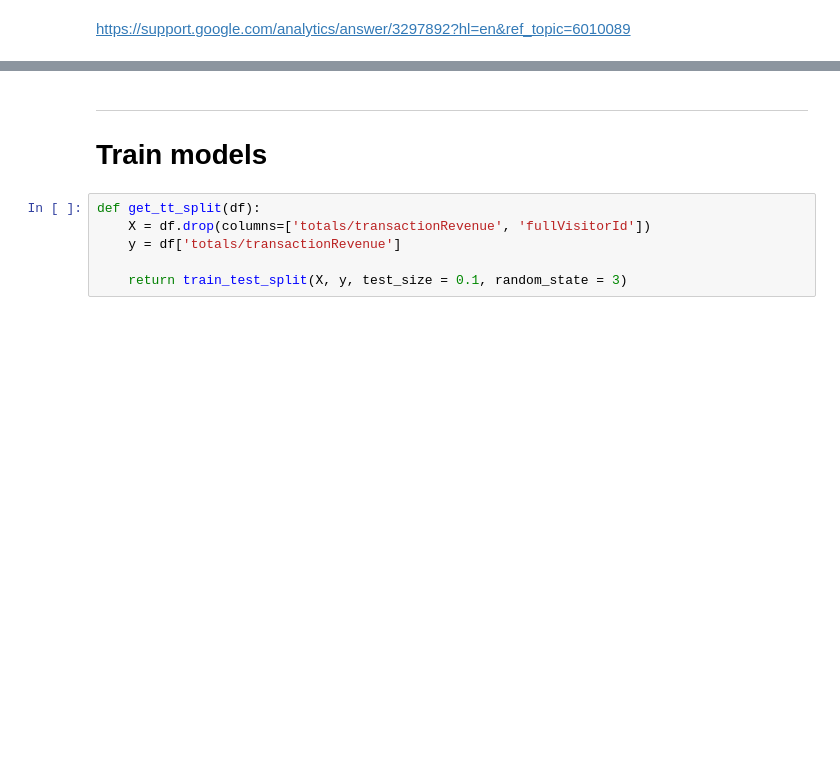
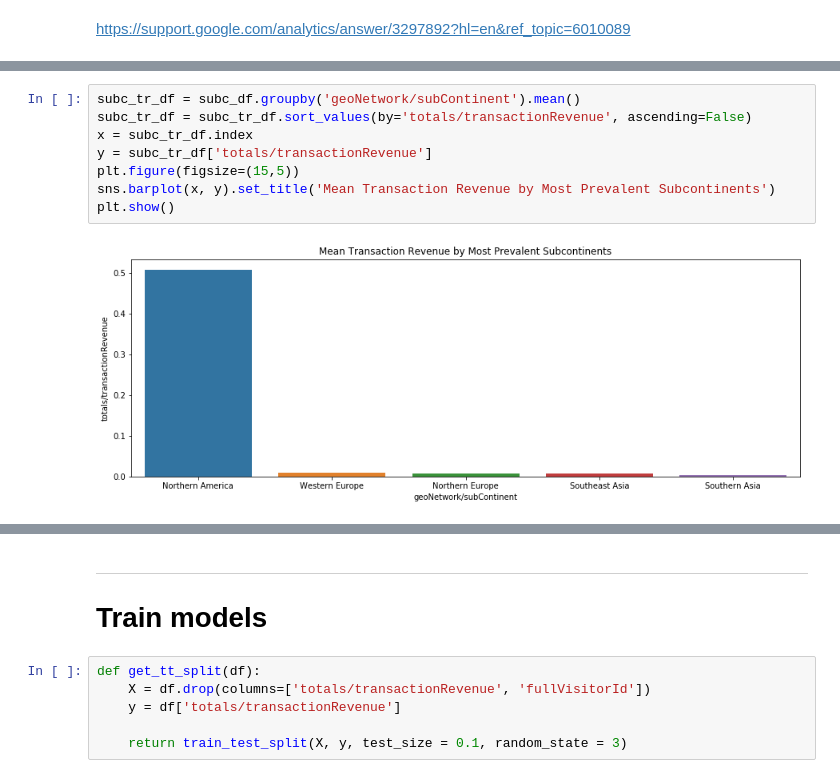
Before and after one commit to milto-github/kaggle-google-analytics, a Jupyter notebook: main_notebook.ipynb, the cells around one changed output, grey strips where cells are left out. Drawn from its saved outputs; the diff is of its cells as text; blank space fills up the shorter version.

```diff
--- a/main_notebook.ipynb
+++ b/main_notebook.ipynb
@@ -408,0 +481,10 @@ plt.show()
+# %%
+subc_tr_df = subc_df.groupby('geoNetwork/subContinent').mean()
+subc_tr_df = subc_tr_df.sort_values(by='totals/transactionRevenue', ascending=False)
+x = subc_tr_df.index
+y = subc_tr_df['totals/transactionRevenue']
+plt.figure(figsize=(15,5))
+sns.barplot(x, y).set_title('Mean Transaction Revenue by Most Prevalent Subcontinents')
+plt.show()
+# %% [output]
+[figure, added]
```
Also changed, not shown: parts of 13 cells of this notebook.
